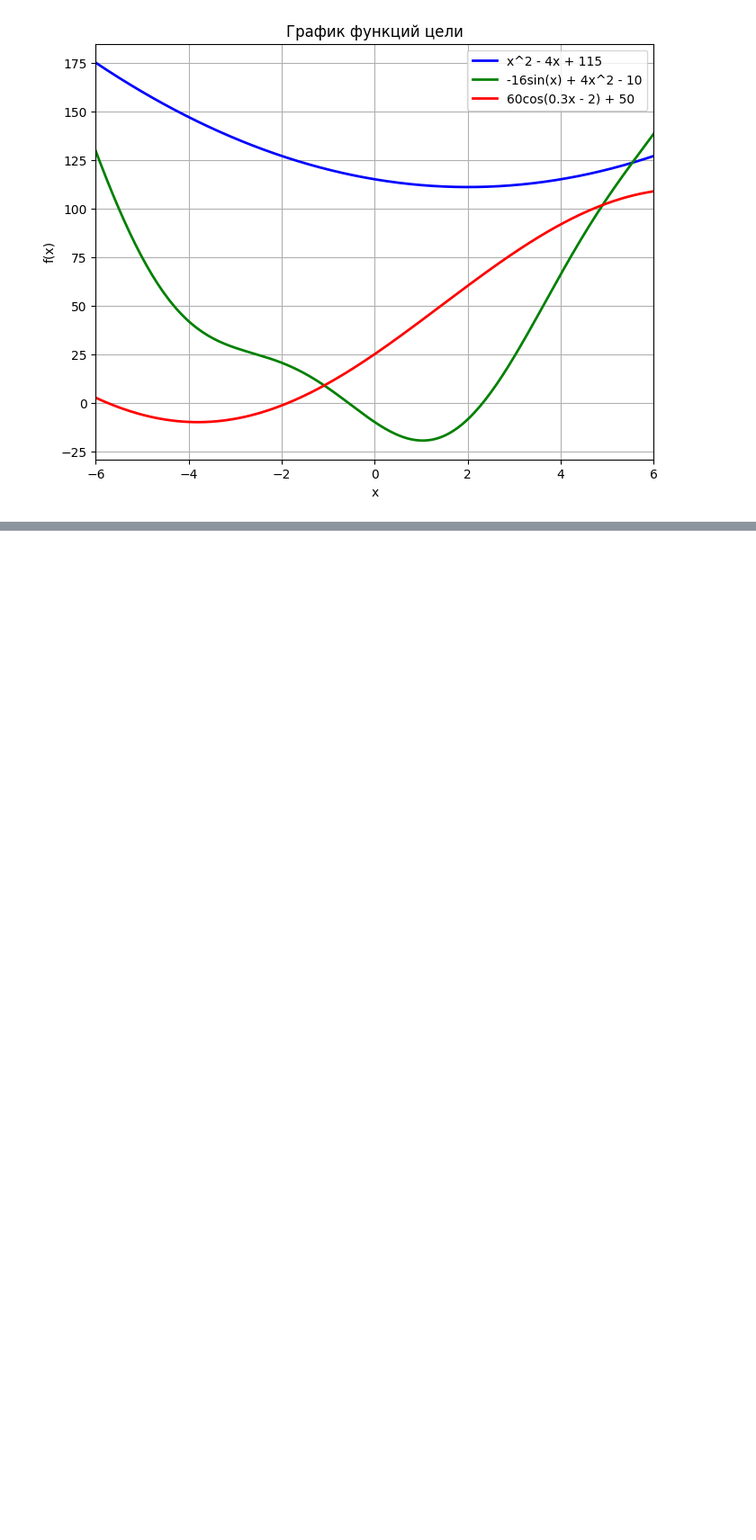
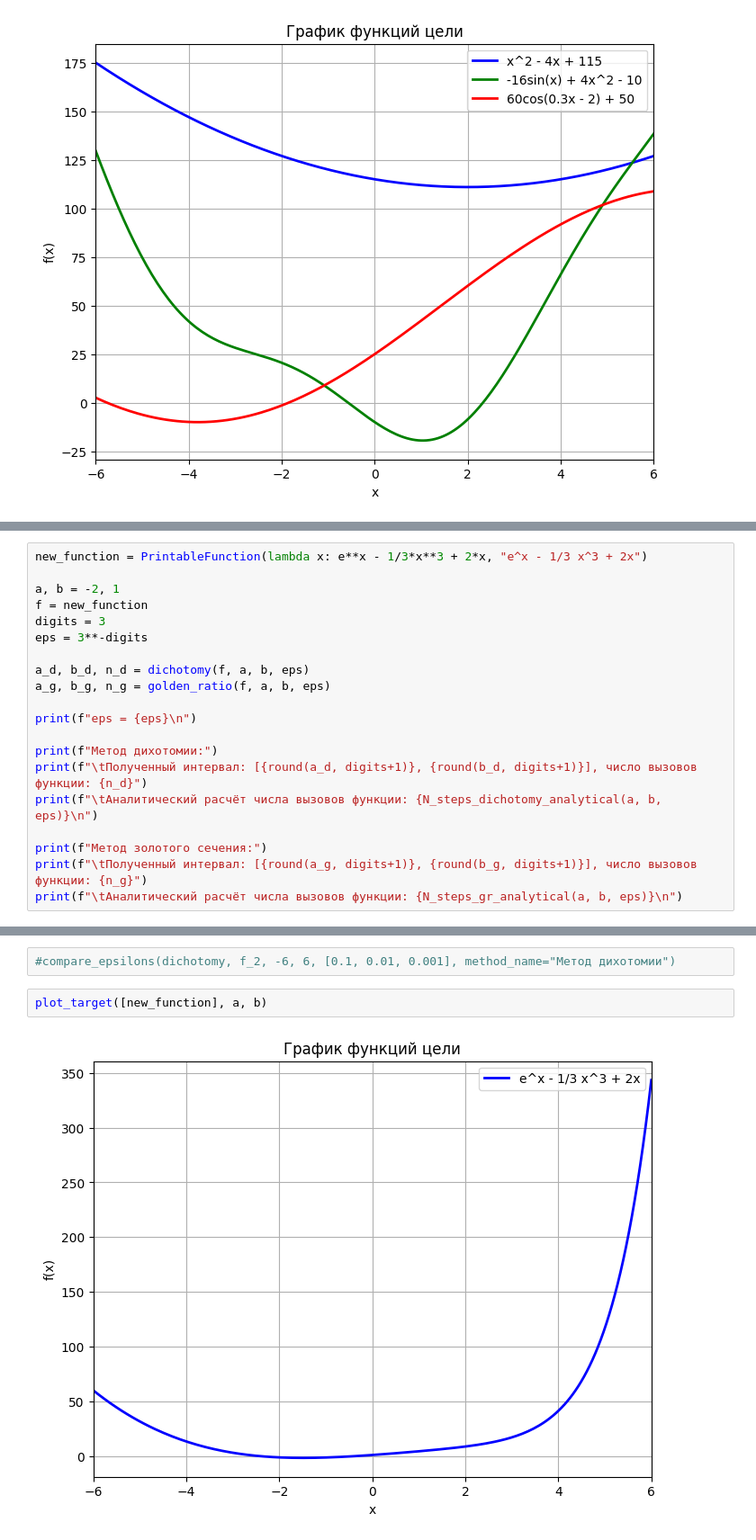
Before and after one commit to arprspb/polytech-metopt-labs, a Jupyter notebook: lab3/main.ipynb, the cells around one changed output, grey strips where cells are left out. Shown at 90% size. Cells and saved outputs as stored; diff of their text form; blank space fills up the shorter version.

```diff
--- a/lab3/main.ipynb
+++ b/lab3/main.ipynb
@@ -66,0 +65,20 @@ plot_compare(f_1, a, b, [1e-1, 1e-2, 1e-3, 1e-4, 1e-5, 1e-6, 1e-7, 1e-8, 1e-9])
+# %%
+new_function = PrintableFunction(lambda x: e**x - 1/3*x**3 + 2*x, "e^x - 1/3 x^3 + 2x")
+
+a, b = -2, 1
+f = new_function
+digits = 3
+eps = 3**-digits
+
+a_d, b_d, n_d = dichotomy(f, a, b, eps)
+a_g, b_g, n_g = golden_ratio(f, a, b, eps)
+
+print(f"eps = {eps}\n")
+
+print(f"Метод дихотомии:")
+print(f"\tПолученный интервал: [{round(a_d, digits+1)}, {round(b_d, digits+1)}], число вызовов функции: {n_d}")
+print(f"\tАналитический расчёт числа вызовов функции: {N_steps_dichotomy_analytical(a, b, eps)}\n")
+
+print(f"Метод золотого сечения:")
+print(f"\tПолученный интервал: [{round(a_g, digits+1)}, {round(b_g, digits+1)}], число вызовов функции: {n_g}")
+print(f"\tАналитический расчёт числа вызовов функции: {N_steps_gr_analytical(a, b, eps)}\n")
@@ -66,0 +114,6 @@ plot_compare(f_1, a, b, [1e-1, 1e-2, 1e-3, 1e-4, 1e-5, 1e-6, 1e-7, 1e-8, 1e-9])
+# %%
+#compare_epsilons(dichotomy, f_2, -6, 6, [0.1, 0.01, 0.001], method_name="Метод дихотомии")
+# %%
+plot_target([new_function], a, b)
+# %% [output]
+[figure, added]
```
Also changed, not shown: parts of 11 cells of this notebook, 4 other files.
